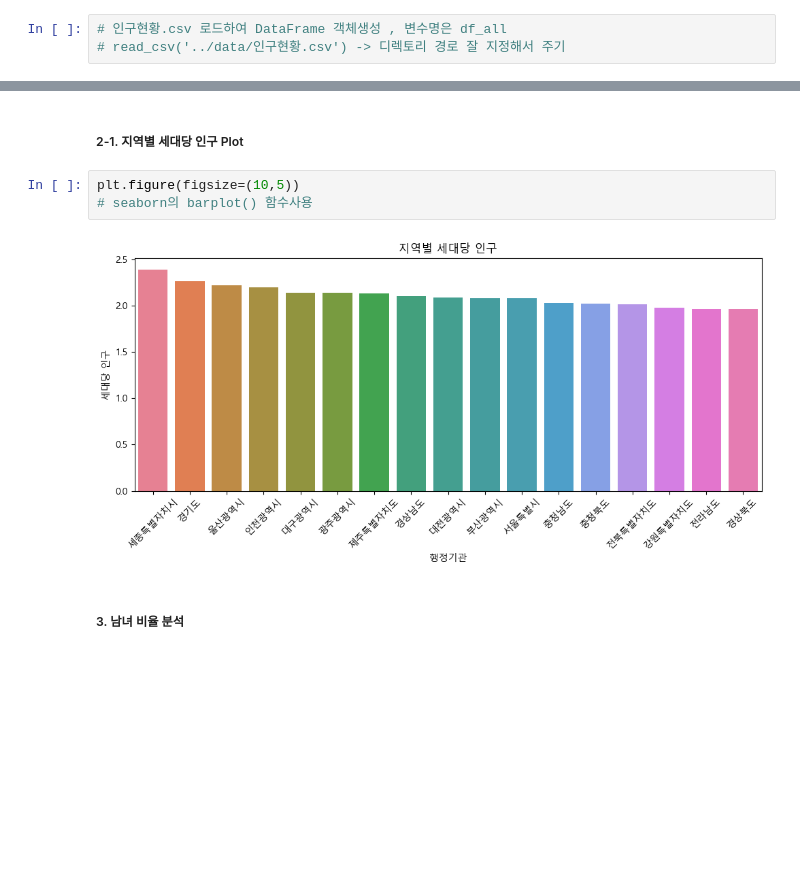
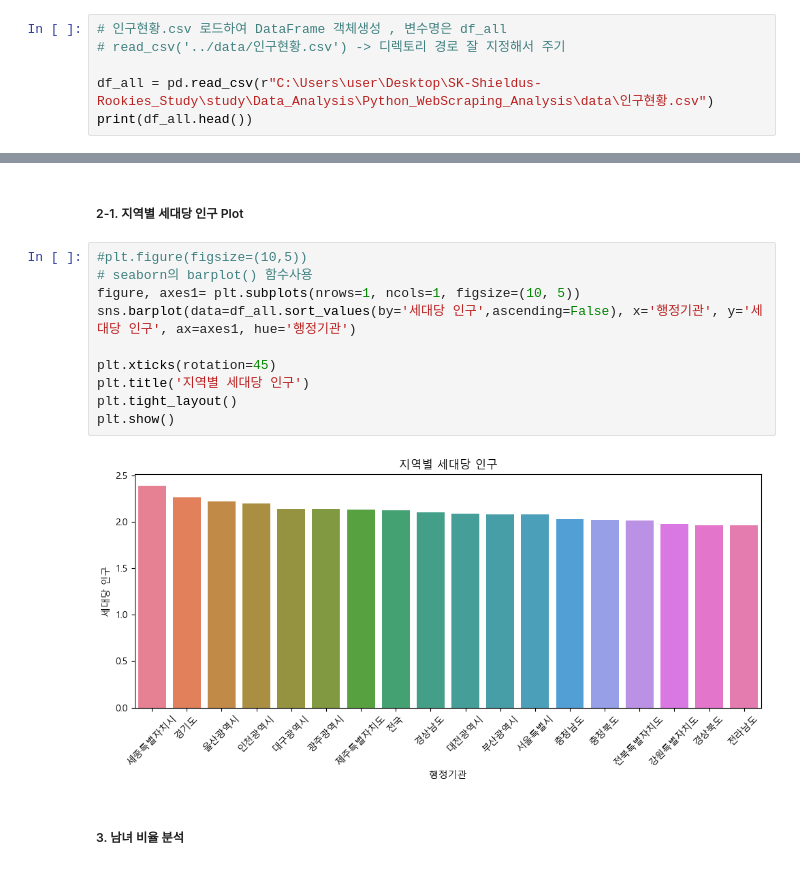
Before and after one commit to SK-Shieldus-Rookies-4/SK-Shieldus-Rookies_Study, a Jupyter notebook: study/Data_Analysis/Python_WebScraping_Analysis/연습문제/과제4/04_인구현황분석.ipynb, the cells around one changed output, grey strips where cells are left out. Saved outputs shown, nothing was run; the diff lists cells and outputs as text; blank space fills up the shorter version.

```diff
--- a/study/Data_Analysis/Python_WebScraping_Analysis/연습문제/과제4/04_인구현황분석.ipynb
+++ b/study/Data_Analysis/Python_WebScraping_Analysis/연습문제/과제4/04_인구현황분석.ipynb
@@ -14,4 +14,7 @@ Malgun Gothic
 # %%
 # 인구현황.csv 로드하여 DataFrame 객체생성 , 변수명은 df_all
 # read_csv('../data/인구현황.csv') -> 디렉토리 경로 잘 지정해서 주기
+
+df_all = pd.read_csv(r"C:\Users\user\Desktop\SK-Shieldus-Rookies_Study\study\Data_Analysis\Python_WebScraping_Analysis\data\인구현황.csv")
+print(df_all.head())
 # %% [output]
@@ -86,10 +80,17 @@ print("2. 세대당 인구수 높은 지역 Top5")
 # %% [markdown]
 ##### 2-1. 지역별 세대당 인구 Plot
 # %%
-plt.figure(figsize=(10,5))
+#plt.figure(figsize=(10,5))
 # seaborn의 barplot() 함수사용
+figure, axes1= plt.subplots(nrows=1, ncols=1, figsize=(10, 5))
+sns.barplot(data=df_all.sort_values(by='세대당 인구',ascending=False), x='행정기관', y='세대당 인구', ax=axes1, hue='행정기관')
+
+plt.xticks(rotation=45)
+plt.title('지역별 세대당 인구')
+plt.tight_layout()
+plt.show()
 # %% [output]
-[figure, old version]
+[figure, new version]
 # %% [markdown]
 ##### 3. 남녀 비율 분석
 # %%
```
Also changed, not shown: parts of 7 cells of this notebook.
